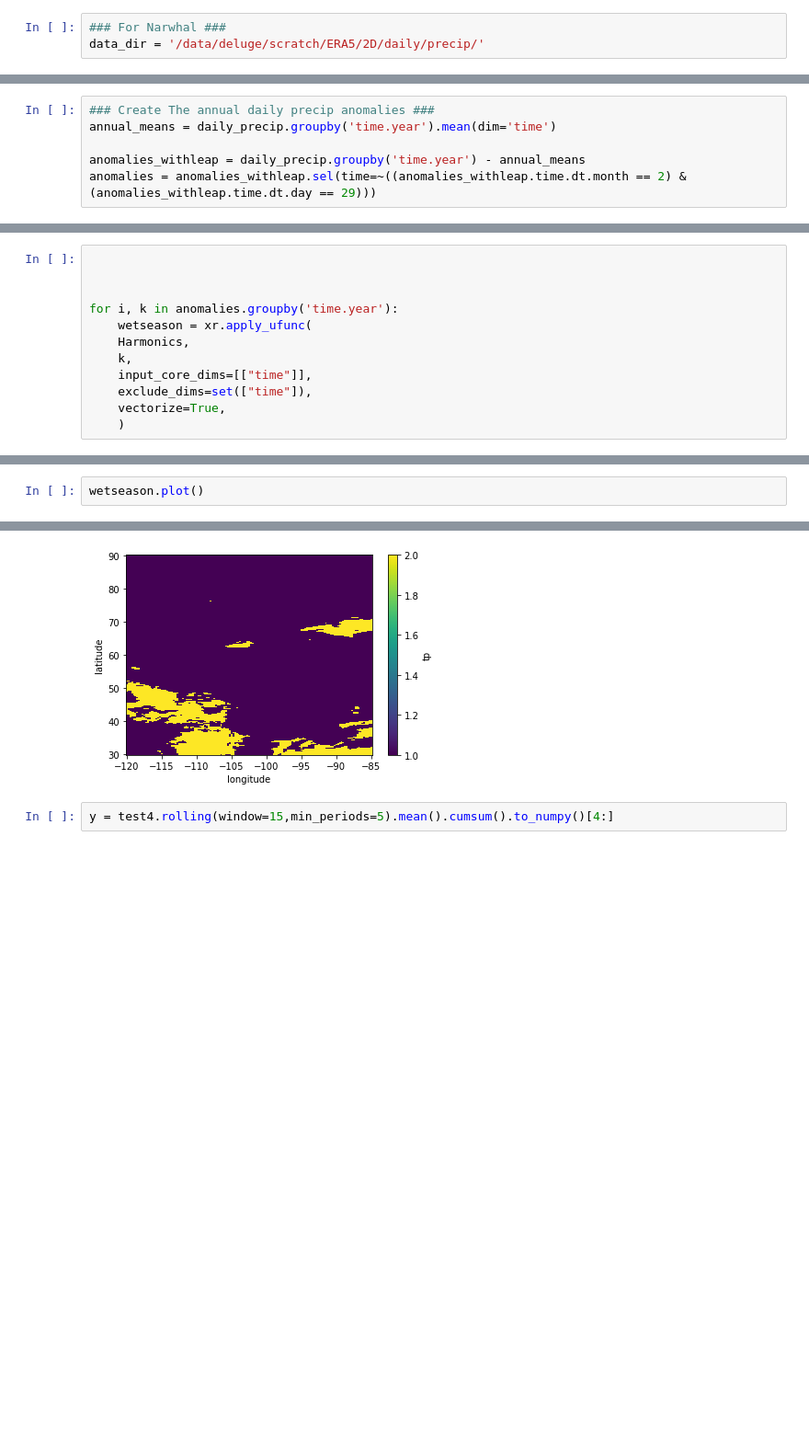
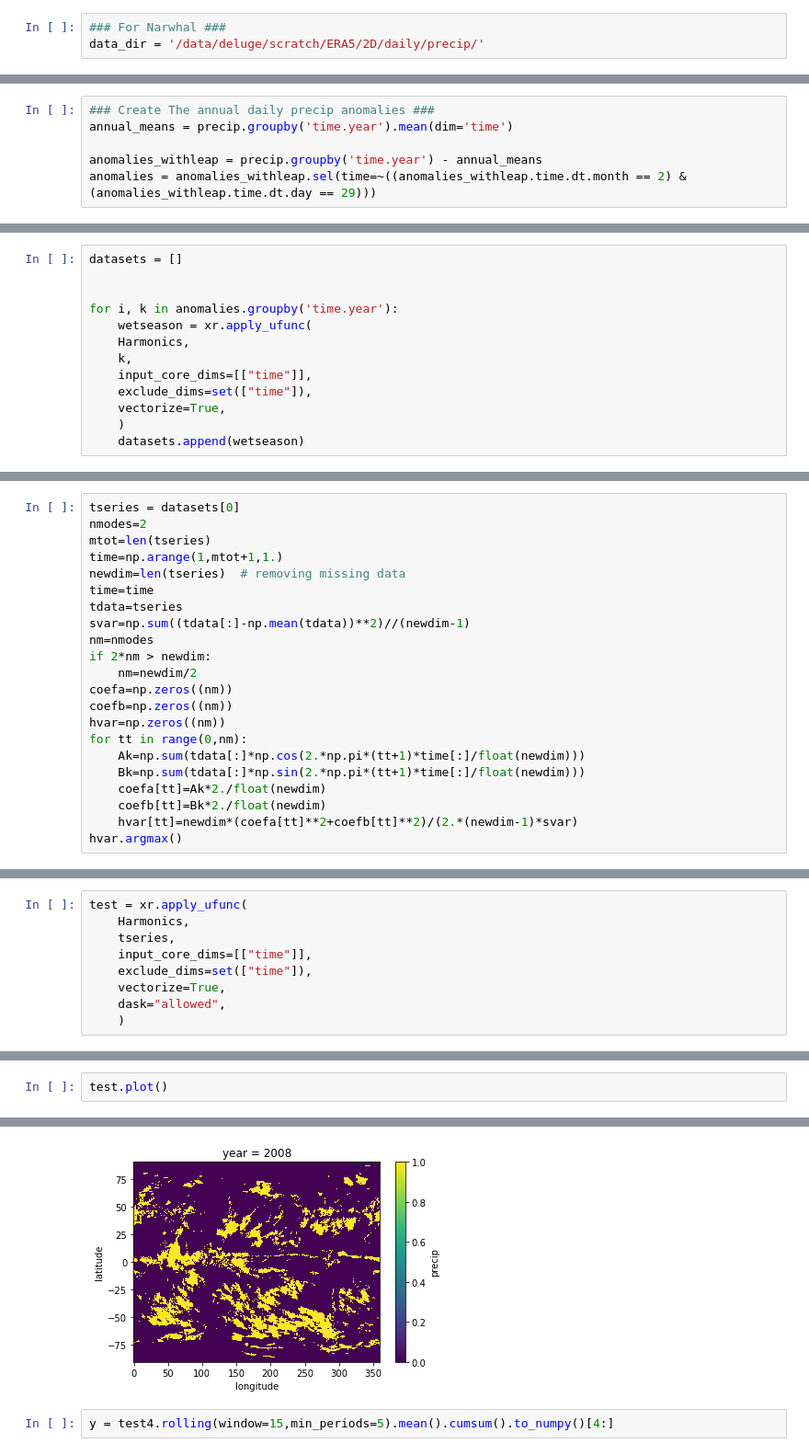
Before and after one commit to gbromley/PreSeason, a Jupyter notebook: Bower_WetSeason.ipynb, the cells around one changed output, grey strips where cells are left out. Shown at 92% size. Saved outputs shown, nothing was run; the diff lists cells and outputs as text; blank space fills up the shorter version.

Commit message:
got harmonic analysis working

```diff
--- a/Bower_WetSeason.ipynb
+++ b/Bower_WetSeason.ipynb
@@ -79,6 +88,6 @@ daily_precip = precip.resample(time='1D').sum()
 # %%
 ### Create The annual daily precip anomalies ###
-annual_means = daily_precip.groupby('time.year').mean(dim='time')
+annual_means = precip.groupby('time.year').mean(dim='time')
 
-anomalies_withleap = daily_precip.groupby('time.year') - annual_means
+anomalies_withleap = precip.groupby('time.year') - annual_means
 anomalies = anomalies_withleap.sel(time=~((anomalies_withleap.time.dt.month == 2) & (anomalies_withleap.time.dt.day == 29)))
@@ -87,5 +99,5 @@ num_wetseasons
 # %%
-
+datasets = []
 
 
 for i, k in anomalies.groupby('time.year'):
@@ -96,3 +108,4 @@ for i, k in anomalies.groupby('time.year'):
     exclude_dims=set(["time"]),
     vectorize=True,
     )
+    datasets.append(wetseason)
@@ -98,0 +143,22 @@ for i, k in anomalies.groupby('time.year'):
+# %%
+tseries = datasets[0]
+nmodes=2
+mtot=len(tseries)
+time=np.arange(1,mtot+1,1.)
+newdim=len(tseries)  # removing missing data
+time=time
+tdata=tseries
+svar=np.sum((tdata[:]-np.mean(tdata))**2)//(newdim-1)
+nm=nmodes
+if 2*nm > newdim:
+    nm=newdim/2
+coefa=np.zeros((nm))
+coefb=np.zeros((nm))
+hvar=np.zeros((nm))
+for tt in range(0,nm):
+    Ak=np.sum(tdata[:]*np.cos(2.*np.pi*(tt+1)*time[:]/float(newdim)))
+    Bk=np.sum(tdata[:]*np.sin(2.*np.pi*(tt+1)*time[:]/float(newdim)))
+    coefa[tt]=Ak*2./float(newdim)
+    coefb[tt]=Bk*2./float(newdim)
+    hvar[tt]=newdim*(coefa[tt]**2+coefb[tt]**2)/(2.*(newdim-1)*svar)
+hvar.argmax()
@@ -98,0 +195,9 @@ for i, k in anomalies.groupby('time.year'):
+# %%
+test = xr.apply_ufunc(
+    Harmonics,
+    tseries,
+    input_core_dims=[["time"]],
+    exclude_dims=set(["time"]),
+    vectorize=True,
+    dask="allowed",
+    )
@@ -99,8 +206,8 @@ for i, k in anomalies.groupby('time.year'):
 # %%
-wetseason.plot()
+test.plot()
 # %% [output]
 <matplotlib.collections.QuadMesh at 0x...>
-[figure, old version]
+[figure, new version]
 # %%
 y = test4.rolling(window=15,min_periods=5).mean().cumsum().to_numpy()[4:]
 # %%
```
Also changed, not shown: parts of 23 cells of this notebook.
